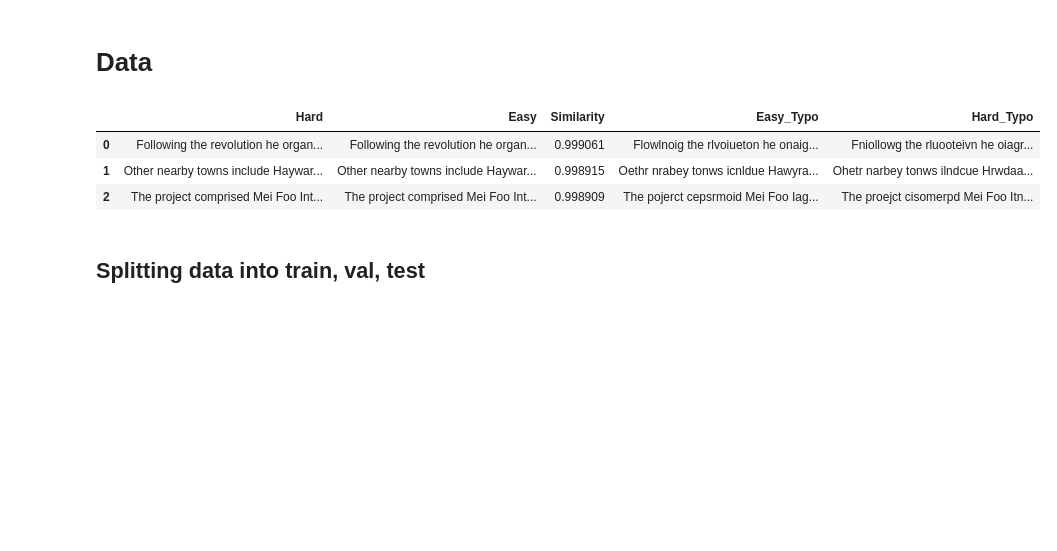
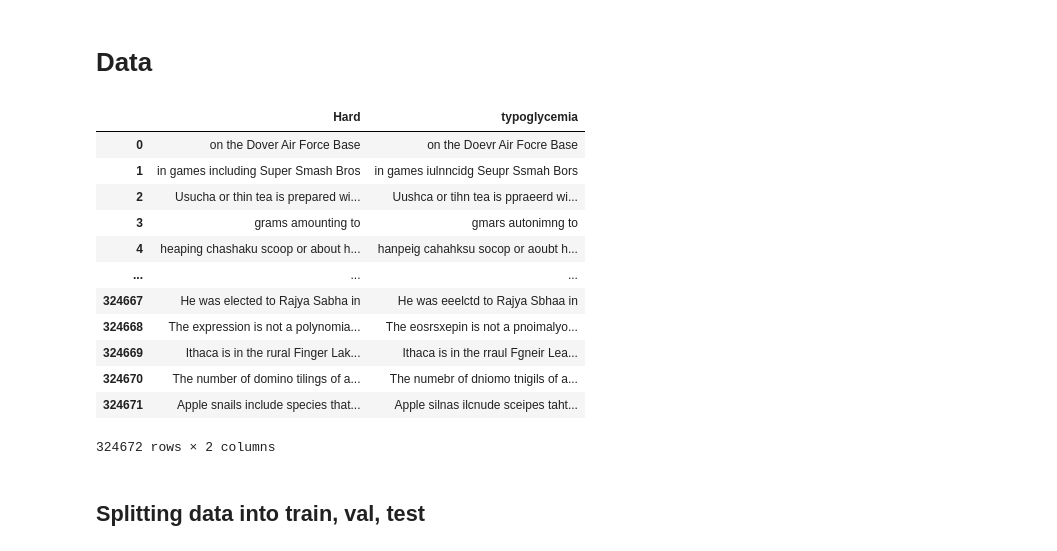
Before and after one commit to malt1114/ANLP-Project, a Jupyter notebook: notebooks/Experiments.ipynb, the cells around one changed output. Cells and saved outputs as stored; diff of their text form; code cells hidden in the pictures; blank space fills up the shorter version.

```diff
--- a/notebooks/Experiments.ipynb
+++ b/notebooks/Experiments.ipynb
@@ -46,15 +46,24 @@ device(type='cpu')
 # %% [markdown]
 # Data
 # %%
-df = load_data(file_path = "data/processed/sscorpus.csv")
-df = df[(~df['Hard_Typo'].isna()) & (~df['Easy_Typo'].isna())]
+df_hard = load_data(file_path = "data/processed/sscorpus_hard.csv")
+df_hard = df_hard[(~df_hard['typoglycemia'].isna())]
 # %%
-df.head(3)
+df_hard
 # %% [output]
-|  | Hard | Easy | Similarity | Easy_Typo | Hard_Typo |
-| 0 | Following the revolution he organ... | Following the revolution he organ... | 0.999061 | Flowlnoig the rlvoiueton he onaig... | Fniollowg the rluooteivn he oiagr... |
-| 1 | Other nearby towns include Haywar... | Other nearby towns include Haywar... | 0.998915 | Oethr nrabey tonws icnldue Hawyra... | Ohetr narbey tonws ilndcue Hrwdaa... |
-| 2 | The project comprised Mei Foo Int... | The project comprised Mei Foo Int... | 0.998909 | The pojerct cepsrmoid Mei Foo Iag... | The proejct cisomerpd Mei Foo Itn... |
+|  | Hard | typoglycemia |
+| 0 | on the Dover Air Force Base | on the Doevr Air Focre Base |
+| 1 | in games including Super Smash Bros | in games iulnncidg Seupr Ssmah Bors |
+| 2 | Usucha or thin tea is prepared wi... | Uushca or tihn tea is ppraeerd wi... |
+| 3 | grams amounting to | gmars autonimng to |
+| 4 | heaping chashaku scoop or about h... | hanpeig cahahksu socop or aoubt h... |
+| ... | ... | ... |
+| 324667 | He was elected to Rajya Sabha in | He was eeelctd to Rajya Sbhaa in |
+| 324668 | The expression is not a polynomia... | The eosrsxepin is not a pnoimalyo... |
+| 324669 | Ithaca is in the rural Finger Lak... | Ithaca is in the rraul Fgneir Lea... |
+| 324670 | The number of domino tilings of a... | The numebr of dniomo tnigils of a... |
+| 324671 | Apple snails include species that... | Apple silnas ilcnude sceipes taht... |
+324672 rows × 2 columns
 # %% [markdown]
 ## Splitting data into train, val, test
 # %%
```
Also changed, not shown: parts of 11 cells of this notebook, 9 other files.
